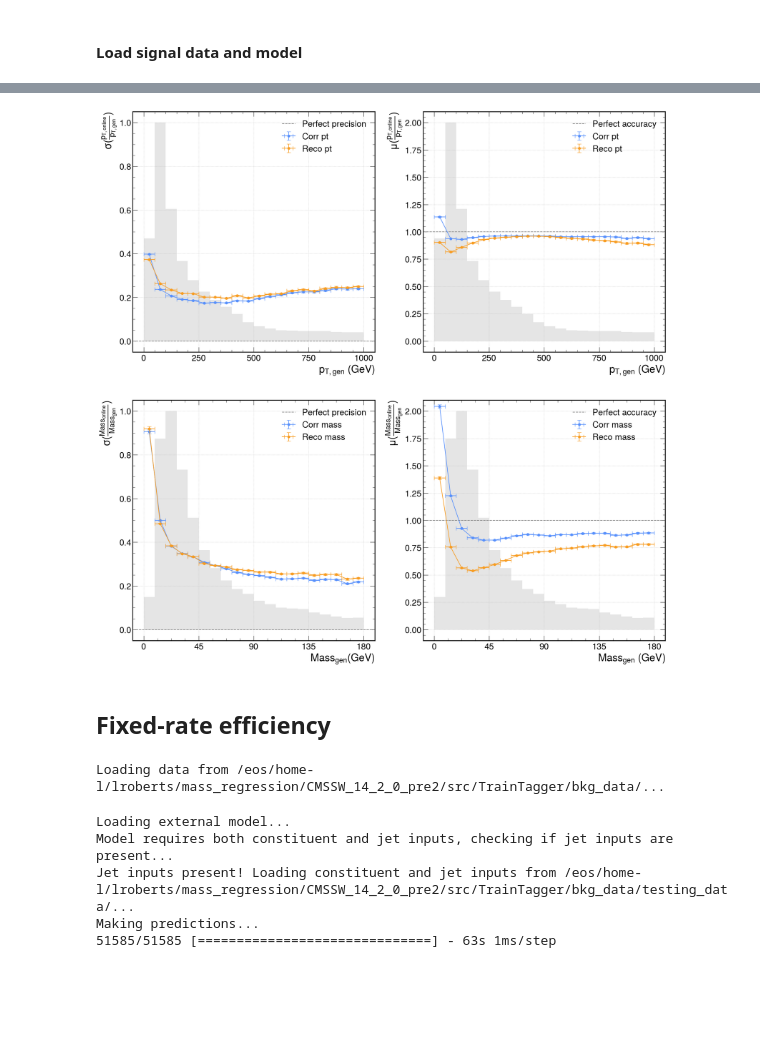
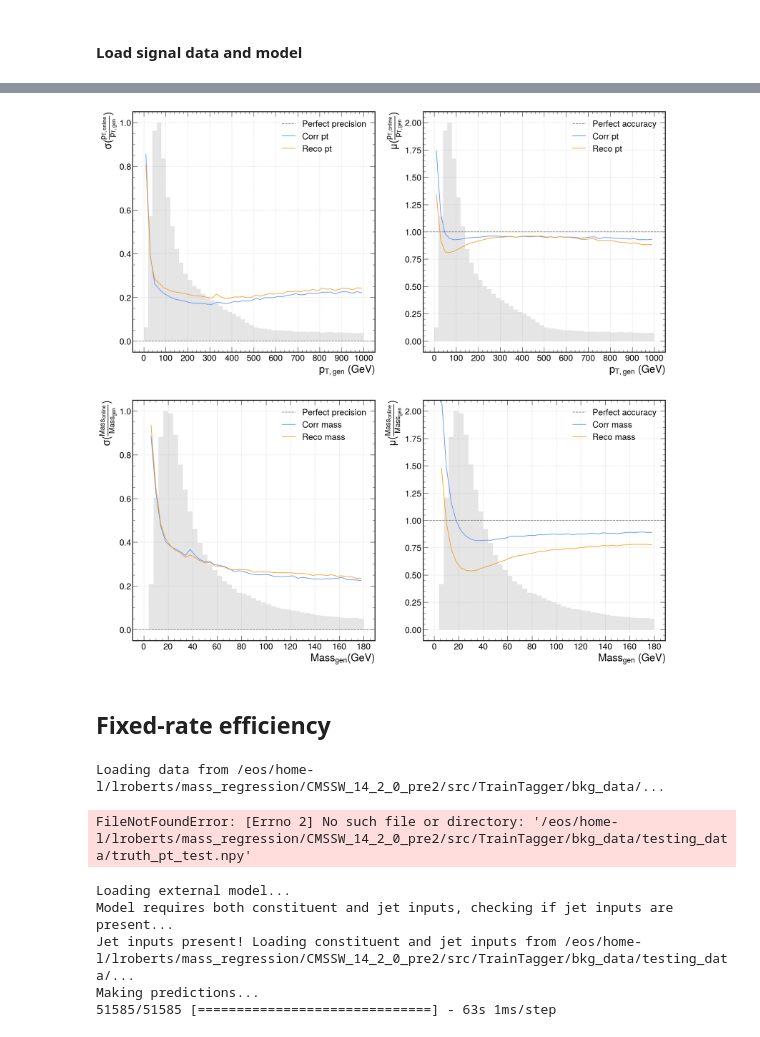
Before and after one commit to lrobertshaw/TrainTagger, a Jupyter notebook: performance.ipynb, the cells around one changed output, grey strips where cells are left out. Saved outputs shown, nothing was run; the diff lists cells and outputs as text; code cells hidden in the pictures; blank space fills up the shorter version.

```diff
--- a/performance.ipynb
+++ b/performance.ipynb
@@ -215,10 +215,15 @@ class Jet:
             ax_std.bar(xs, scaledCounts, width=2*xs[0], alpha=0.2, color="tab:grey")
             ax_mean.bar(xs, scaledCounts*2, width=2*xs[0], alpha=0.2, color="tab:grey")
 
-            ax_std.errorbar(xs, corr_std, xerr=xerrs, label=f"Corr {var}", fmt="o-", capsize=5, yerr=corr_std_errs)
-            ax_std.errorbar(xs, reco_std, xerr=xerrs, label=f"Reco {var}", fmt="o-", capsize=5, yerr=reco_std_errs)
-            ax_mean.errorbar(xs, corr_mean, xerr=xerrs, label=f"Corr {var}", fmt="o-", capsize=5, yerr=corr_mean_errs)
-            ax_mean.errorbar(xs, reco_mean, xerr=xerrs, label=f"Reco {var}", fmt="o-", capsize=5, yerr=reco_mean_errs)
+            # ax_std.errorbar(xs, corr_std, xerr=xerrs, label=f"Corr {var}", fmt="o-", capsize=5, yerr=corr_std_errs)
+            # ax_std.errorbar(xs, reco_std, xerr=xerrs, label=f"Reco {var}", fmt="o-", capsize=5, yerr=reco_std_errs)
+            # ax_mean.errorbar(xs, corr_mean, xerr=xerrs, label=f"Corr {var}", fmt="o-", capsize=5, yerr=corr_mean_errs)
+            # ax_mean.errorbar(xs, reco_mean, xerr=xerrs, label=f"Reco {var}", fmt="o-", capsize=5, yerr=reco_mean_errs)
+            ax_std.errorbar(xs, corr_std, label=f"Corr {var}", fmt="-", capsize=0)
+            ax_std.errorbar(xs, reco_std, label=f"Reco {var}", fmt="-", capsize=0)
+            ax_mean.errorbar(xs, corr_mean, label=f"Corr {var}", fmt="-", capsize=0)
+            ax_mean.errorbar(xs, reco_mean, label=f"Reco {var}", fmt="-", capsize=0)
+
             # Conditional formatting as string formatting doesnt work with latex
             if var == "mass":
                 ax_std.set_xlabel("$Mass_{gen} (GeV)$"); ax_std.set_ylabel("$\sigma( \\frac{Mass_{online}}{Mass_{gen}} )$")
@@ -414,5 +419,5 @@ binned_corrs.plot_response(  (np.linspace(0, 1500, 31), "pt"), (np.linspace(0, 1
 # %% [markdown]
 #### Load signal data and model
 # %%
-test = Jet("output/baselinebig", where="test")
+test = Jet("output/baseline", where="test")
 # %% [output]
@@ -442,7 +438,7 @@ test.visualise( nBins=50, range_=(2000, 250) )
 # %%
-test.plot_response( (np.linspace(0, 1000, 21), "pt"), (np.linspace(0, 180, 21), "mass") )
+test.plot_response( (np.linspace(0, 1000, 51), "pt"), (np.linspace(0, 180, 46), "mass") )
 # %% [output]
-[figure, old version]
+[figure, new version]
 # %% [markdown]
 ## Fixed-rate efficiency
 # %%
@@ -452,6 +448,7 @@ bkg_path = "/eos/home-l/lroberts/mass_regression/CMSSW_14_2_0_pre2/src/TrainTagg
 bkg = Jet(bkg_path)
 # %% [output]
 Loading data from /eos/home-l/lroberts/mass_regression/CMSSW_14_2_0_pre2/src/TrainTagger/bkg_data/...
+FileNotFoundError: [Errno 2] No such file or directory: '/eos/home-l/lroberts/mass_regression/CMSSW_14_2_0_pre2/src/TrainTagger/bkg_data/testing_data/truth_pt_test.npy'
 # %%
 bkg.get_corr(test.model, sfs=True)
 # %% [output]
```
Also changed, not shown: parts of 3 cells of this notebook, 1 other file.
